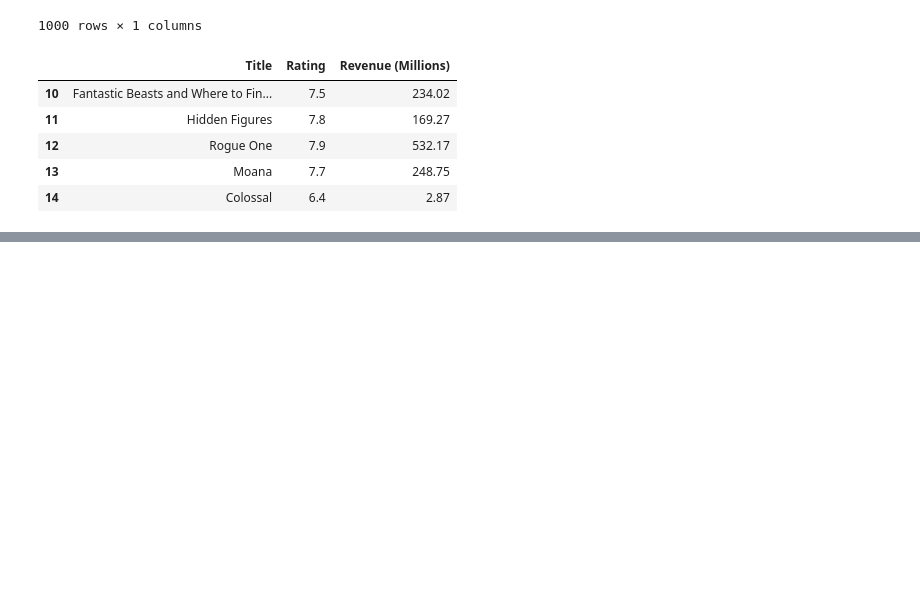
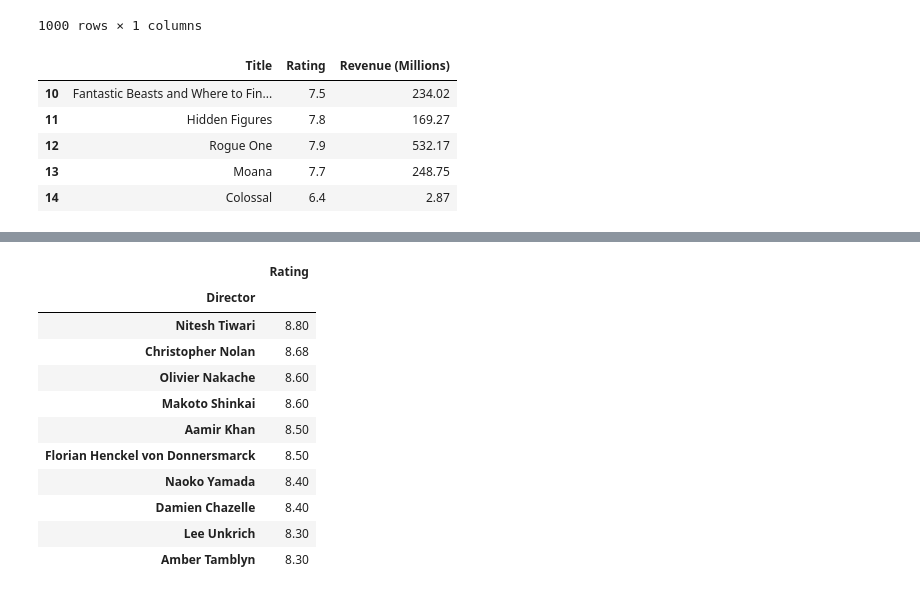
Before and after one commit to tannguyenbmt47/AIO2024_hw, a Jupyter notebook: Module3/week01/IMDB_Movie_dataset.ipynb, the cells around one changed output, grey strips where cells are left out. Saved outputs shown, nothing was run; the diff lists cells and outputs as text; code cells hidden in the pictures; blank space fills up the shorter version.

```diff
--- a/Module3/week01/IMDB_Movie_dataset.ipynb
+++ b/Module3/week01/IMDB_Movie_dataset.ipynb
@@ -105,0 +135,16 @@ data [(( data['Year'] >= 2010) & ( data['Year'] <= 2015) )
+# %%
+#7. Sorting operations
+data.groupby("Director")[["Rating"]].mean().sort_values(["Rating"], ascending= False).head(10)
+# %% [output]
+|  | Rating |
+| Director |  |
+| Nitesh Tiwari | 8.80 |
+| Christopher Nolan | 8.68 |
+| Olivier Nakache | 8.60 |
+| Makoto Shinkai | 8.60 |
+| Aamir Khan | 8.50 |
+| Florian Henckel von Donnersmarck | 8.50 |
+| Naoko Yamada | 8.40 |
+| Damien Chazelle | 8.40 |
+| Lee Unkrich | 8.30 |
+| Amber Tamblyn | 8.30 |
```
Also changed, not shown: parts of 6 cells of this notebook, 2 other files.
